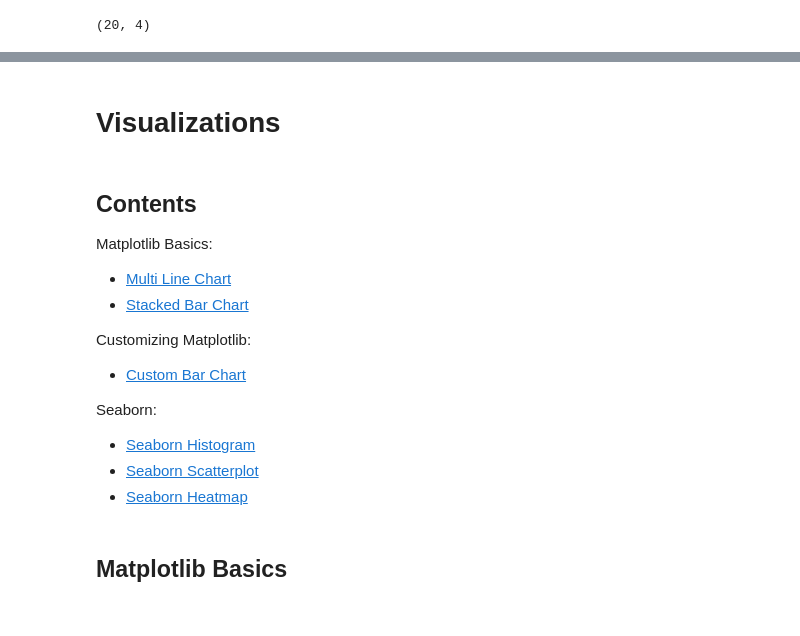
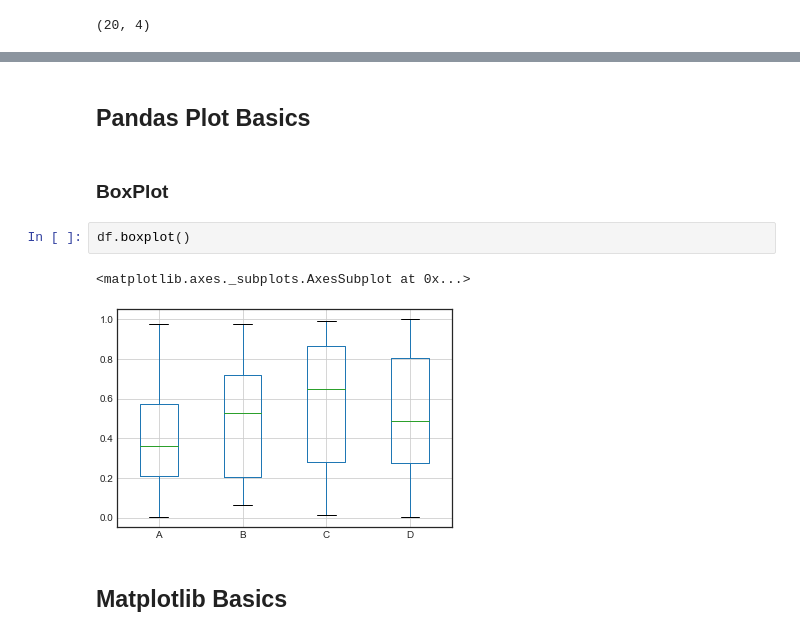
Before and after one commit to knanne/knanne.github.io, a Jupyter notebook: _notebooks/jupyter/pandas_visualization.ipynb, the cells around one changed output, grey strips where cells are left out. Cells and saved outputs as stored; diff of their text form.

Commit message:
update post content

```diff
--- a/_notebooks/jupyter/pandas_visualization.ipynb
+++ b/_notebooks/jupyter/pandas_visualization.ipynb
@@ -104,19 +133,12 @@ df2.shape
+# %% [markdown]
+## Pandas Plot Basics
 # %% [markdown]
-# Visualizations
+### BoxPlot
-# %% [markdown]
-## Contents
-
-Matplotlib Basics:
-- [Multi Line Chart](#Multi-Line-Chart)
-- [Stacked Bar Chart](#Stacked-Bar-Chart)
-
-Customizing Matplotlib:
-- [Custom Bar Chart](#Custom-Bar-Chart)
-
-Seaborn:
-- [Seaborn Histogram](#Seaborn-Histogram)
-- [Seaborn Scatterplot](#Seaborn-Scatterplot)
-- [Seaborn Heatmap](#Seaborn-Heatmap)
+# %%
+df.boxplot()
+# %% [output]
+<matplotlib.axes._subplots.AxesSubplot at 0x...>
+[figure, added]
 # %% [markdown]
 ## Matplotlib Basics
 # %% [markdown]
```
Also changed, not shown: parts of 17 cells of this notebook, 6 other files.
